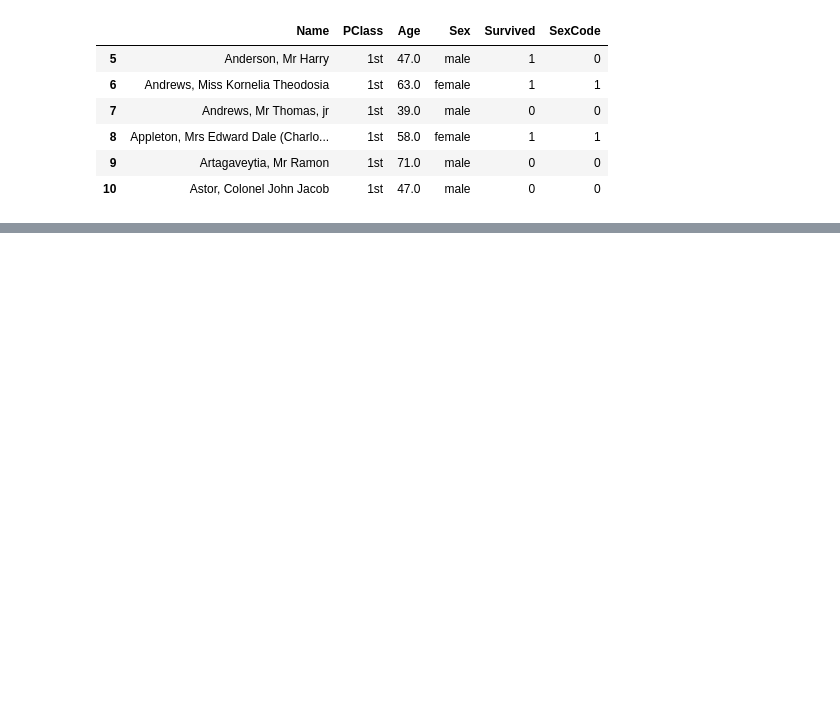
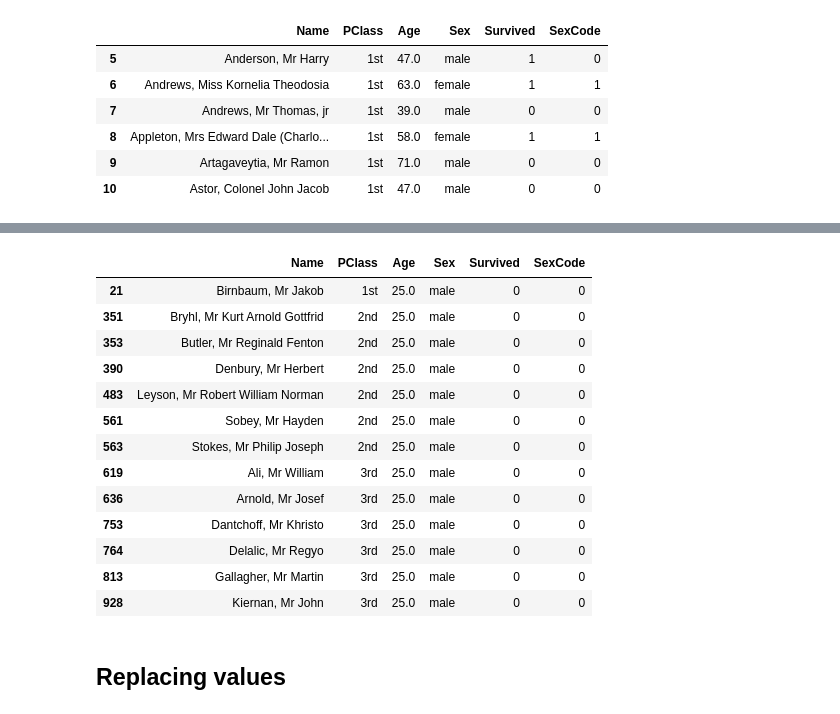
Before and after one commit to Gokulvasan-V/mine, a Jupyter notebook: Data_wrangling.ipynb, the cells around one changed output, grey strips where cells are left out. Saved outputs shown, nothing was run; the diff lists cells and outputs as text; code cells hidden in the pictures; blank space fills up the shorter version.

```diff
--- a/Data_wrangling.ipynb
+++ b/Data_wrangling.ipynb
@@ -120,0 +163,19 @@ Name: Appleton, Mrs Edward Dale (Charlotte Lamson), dtype: object
+# %%
+data_set[(data_set['Sex']=='male') & (data_set['Survived']==0) & (data_set['Age']==25)]
+# %% [output]
+|  | Name | PClass | Age | Sex | Survived | SexCode |
+| 21 | Birnbaum, Mr Jakob | 1st | 25.0 | male | 0 | 0 |
+| 351 | Bryhl, Mr Kurt Arnold Gottfrid | 2nd | 25.0 | male | 0 | 0 |
+| 353 | Butler, Mr Reginald Fenton | 2nd | 25.0 | male | 0 | 0 |
+| 390 | Denbury, Mr Herbert | 2nd | 25.0 | male | 0 | 0 |
+| 483 | Leyson, Mr Robert William Norman | 2nd | 25.0 | male | 0 | 0 |
+| 561 | Sobey, Mr Hayden | 2nd | 25.0 | male | 0 | 0 |
+| 563 | Stokes, Mr Philip Joseph | 2nd | 25.0 | male | 0 | 0 |
+| 619 | Ali, Mr William | 3rd | 25.0 | male | 0 | 0 |
+| 636 | Arnold, Mr Josef | 3rd | 25.0 | male | 0 | 0 |
+| 753 | Dantchoff, Mr Khristo | 3rd | 25.0 | male | 0 | 0 |
+| 764 | Delalic, Mr Regyo | 3rd | 25.0 | male | 0 | 0 |
+| 813 | Gallagher, Mr Martin | 3rd | 25.0 | male | 0 | 0 |
+| 928 | Kiernan, Mr John | 3rd | 25.0 | male | 0 | 0 |
+# %% [markdown]
+## **Replacing values**
```
Also changed, not shown: parts of 8 cells of this notebook.
